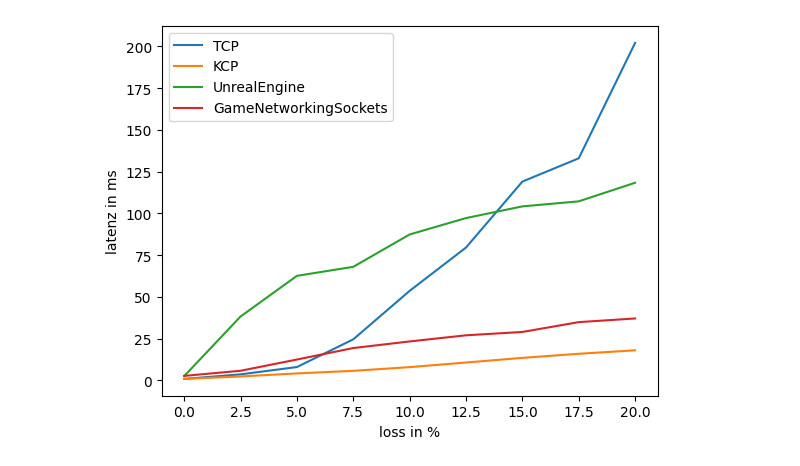
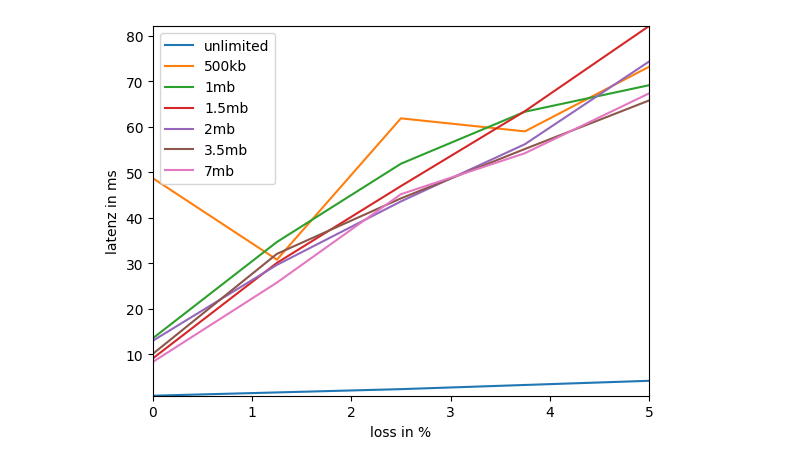
Before and after one commit to sda3-14/jugendforscht23, a Jupyter notebook: visualisation.ipynb, the cells around one changed output. Saved outputs shown, nothing was run; the diff lists cells and outputs as text; code cells hidden in the pictures.

```diff
--- a/visualisation.ipynb
+++ b/visualisation.ipynb
@@ -1,25 +24,32 @@
 # %%
 from matplotlib import pyplot as plt
 
-tcp     =   [0.8965327394021276, 3.630005444800811, 8.009763503629927, 24.59949055840642, 53.62472724442569, 79.5689927815297, 119.0514969799084, 132.98306687656188, 202.0700848236708]
-kcp     =   [0.9173589905485232, 2.3639328763286684, 4.194440598953932, 5.740907913557327, 7.953063135335811, 10.723660666216453, 13.504645575501893, 15.949569746792728, 18.026939574999993]
-unet    =   [2.57644960968999, 38.270882742269904, 62.61102576852639, 68.0205110458096, 87.38471444438748, 97.20657202374105, 104.20120675216748, 107.21693354141982, 118.34813995038178]
-steamp2p=   [2.710216255763296, 5.777284938942393, 12.510442072776769, 19.383648000361642, 23.33429452337639, 27.01352878698326, 29.012450475838452, 34.898747000908415, 37.09003829839873]
+tcp      =   [0.8965327394021276, 3.630005444800811, 8.009763503629927, 24.59949055840642, 53.62472724442569, 79.5689927815297, 119.0514969799084, 132.98306687656188, 202.0700848236708]
+kcp      =   [0.9173589905485232, 2.3639328763286684, 4.194440598953932, 5.740907913557327, 7.953063135335811, 10.723660666216453, 13.504645575501893, 15.949569746792728, 18.026939574999993]
+unet     =   [2.57644960968999, 38.270882742269904, 62.61102576852639, 68.0205110458096, 87.38471444438748, 97.20657202374105, 104.20120675216748, 107.21693354141982, 118.34813995038178]
+steamp2p =   [2.710216255763296, 5.777284938942393, 12.510442072776769, 19.383648000361642, 23.33429452337639, 27.01352878698326, 29.012450475838452, 34.898747000908415, 37.09003829839873]
 
-tcp = plt.plot([0,2.5,5,7.5,10,12.5,15,17.5,20],tcp)
+#tcp = plt.plot([0,2.5,5,7.5,10,12.5,15,17.5,20],tcp)
 
-kcp = plt.plot([0,2.5,5,7.5,10,12.5,15,17.5,20],kcp)
+kcp = plt.plot([0,2.5,5],[kcp[0],kcp[1],kcp[2]])
 
-unet = plt.plot([0,2.5,5,7.5,10,12.5,15,17.5,20],unet)
+Unet500kbPLT  = plt.plot([0,1.25,2.5,3.75,5],Unet500kb)
+Unet1000kbPLT = plt.plot([0,1.25,2.5,3.75,5],Unet1000kb)
+Unet1500kbPLT = plt.plot([0,1.25,2.5,3.75,5],Unet1500kb)
+Unet2000kbPLT = plt.plot([0,1.25,2.5,3.75,5],Unet2000kb)
+Unet3500kbPLT = plt.plot([0,1.25,2.5,3.75,5],Unet3500kb)
+Unet7000kbPLT = plt.plot([0,1.25,2.5,3.75,5],Unet7000kb)
 
-steamp2p = plt.plot([0,2.5,5,7.5,10,12.5,15,17.5,20],steamp2p)
+#unet = plt.plot([0,2.5,5,7.5,10,12.5,15,17.5,20],unet)
+
+#steamp2p = plt.plot([0,2.5,5,7.5,10,12.5,15,17.5,20],steamp2p)
 
 plt.ylabel("latenz in ms")
 plt.xlabel("loss in %")
-labels = ["TCP", "KCP", "UnrealEngine", "GameNetworkingSockets"]
+labels = ["unlimited", "500kb","1mb","1.5mb", "2mb","3.5mb", "7mb"]
 handles = [tcp,kcp,unet,steamp2p]
 plt.legend(labels)
-plt.xcorr(0,0)
+plt.margins(0)
 plt.show()
 # %% [output]
-[figure, old version]
+[figure, new version]
```
Also changed, not shown: parts of 2 cells of this notebook, 25 other files.
